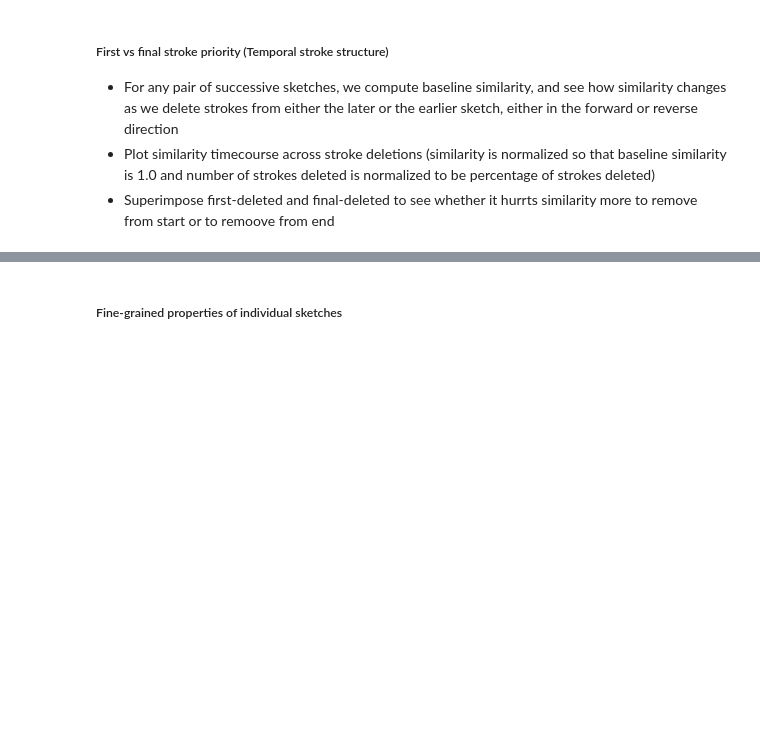
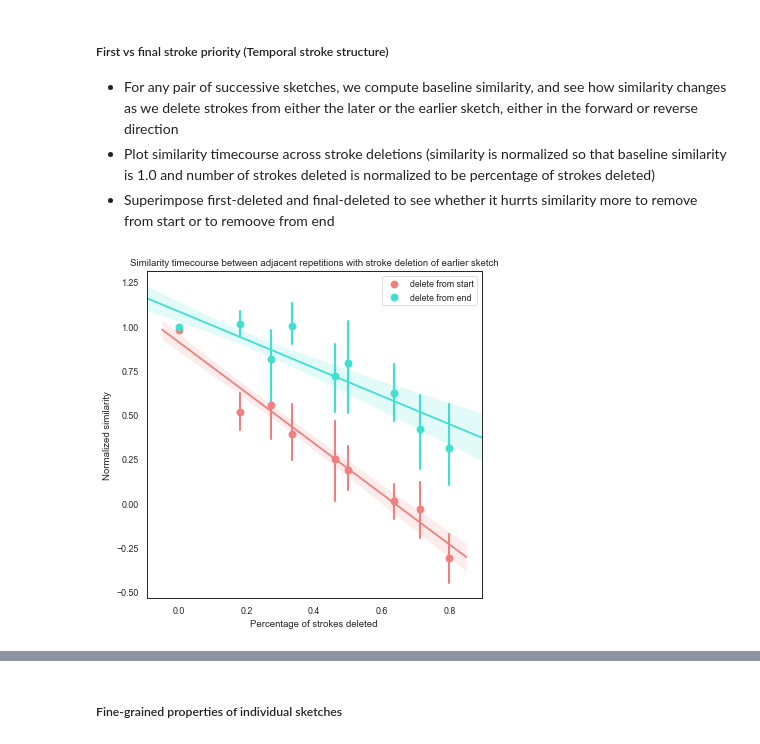
Before and after one commit to cogtoolslab/graphical_conventions_cogsci19, a Jupyter notebook: analysis/ipynb/megsano/analyze_refgame_sketches.ipynb, the cells around one changed output, grey strips where cells are left out. Cells and saved outputs as stored; diff of their text form; code cells hidden in the pictures; blank space fills up the shorter version.

Commit message:
plot similarity timecourse of adjacent repetition sketches with stroke deletion to analyze temporal structure

```diff
--- a/analysis/ipynb/megsano/analyze_refgame_sketches.ipynb
+++ b/analysis/ipynb/megsano/analyze_refgame_sketches.ipynb
@@ -67,11 +68,15 @@ cropping = 'no_crop'
 base_path = '../../../data/features/'
 path_to_feats = base_path + '{}/FEATURES_FC6_sketch.npy'.format(cropping)
 path_to_meta = base_path + '{}/METADATA_sketch.csv'.format(cropping)
+path_to_feats_stroke_analysis = base_path + 'FEATURES_FC6_sketch_stroke_analysis.npy'
+path_to_meta_stroke_analysis = base_path + 'METADATA_sketch_stroke_analysis.csv'
 
 F = np.load(path_to_feats)
+F_stroke_analysis = np.load(path_to_feats_stroke_analysis)
 cors = np.corrcoef(F)
 triu_inds = np.triu_indices(cors.shape[0], k = 1)
 assert np.round(np.mean(cors[triu_inds]),2) != 1, 'F has redundant rows'
 
 M = h.clean_up_metadata(pd.read_csv(path_to_meta))
+M_ = h.clean_up_metadata(pd.read_csv(path_to_meta_stroke_analysis))
 assert F.shape[0]==M.shape[0], 'F and M are different sizes'
@@ -182,0 +194,2 @@ def plot_stroke_similarity(D, M, F, base_rep, lesion_later_sketch):
+# %%
+D = pd.read_csv(os.path.join(results_dir, 'graphical_conventions.csv'))
@@ -182,0 +198,16 @@ def plot_stroke_similarity(D, M, F, base_rep, lesion_later_sketch):
+# %%
+# lesion later sketch
+sns.set_context("paper")
+fig, axs = plt.subplots(nrows=2, ncols=4, figsize=(5,35))
+lesion_later_sketch = False
+for base_rep in range(7):
+    for from_start in [True, False]:
+        h.plot_stroke_similarity_rep_specific(D, M_stroke_analysis, F_stroke_analysis, base_rep, from_start, lesion_later_sketch, ax=axs[base_rep])
+# %%
+# lesion earlier sketch
+sns.set_context("paper")
+fig, axs = plt.subplots(nrows=7, figsize=(5,35))
+lesion_later_sketch = True
+for base_rep in range(7):
+    for from_start in [True, False]:
+        h.plot_stroke_similarity_rep_specific(D, M_stroke_analysis, F_stroke_analysis, base_rep, from_start, lesion_later_sketch, ax=axs[base_rep])
@@ -182,0 +216,9 @@ def plot_stroke_similarity(D, M, F, base_rep, lesion_later_sketch):
+# %%
+# lesion earlier sketch
+sns.set_context("paper")
+fig, ax = plt.subplots(figsize=(6, 6))
+lesion_later_sketch = False
+for from_start in [True, False]:
+    h.plot_stroke_similarity_rep_aggregate(D, M_stroke_analysis, F_stroke_analysis, from_start, lesion_later_sketch, ax)
+# %% [output]
+[figure, added]
```
Also changed, not shown: parts of 8 cells of this notebook.
